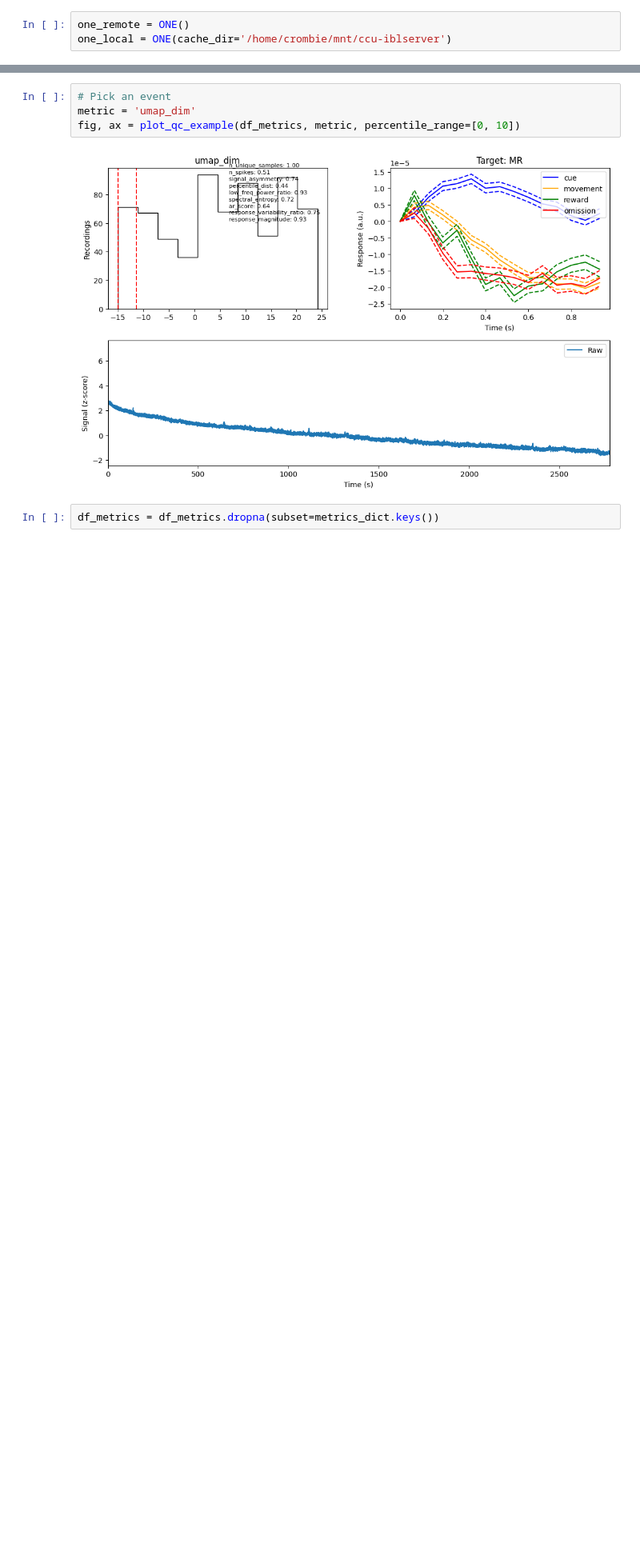
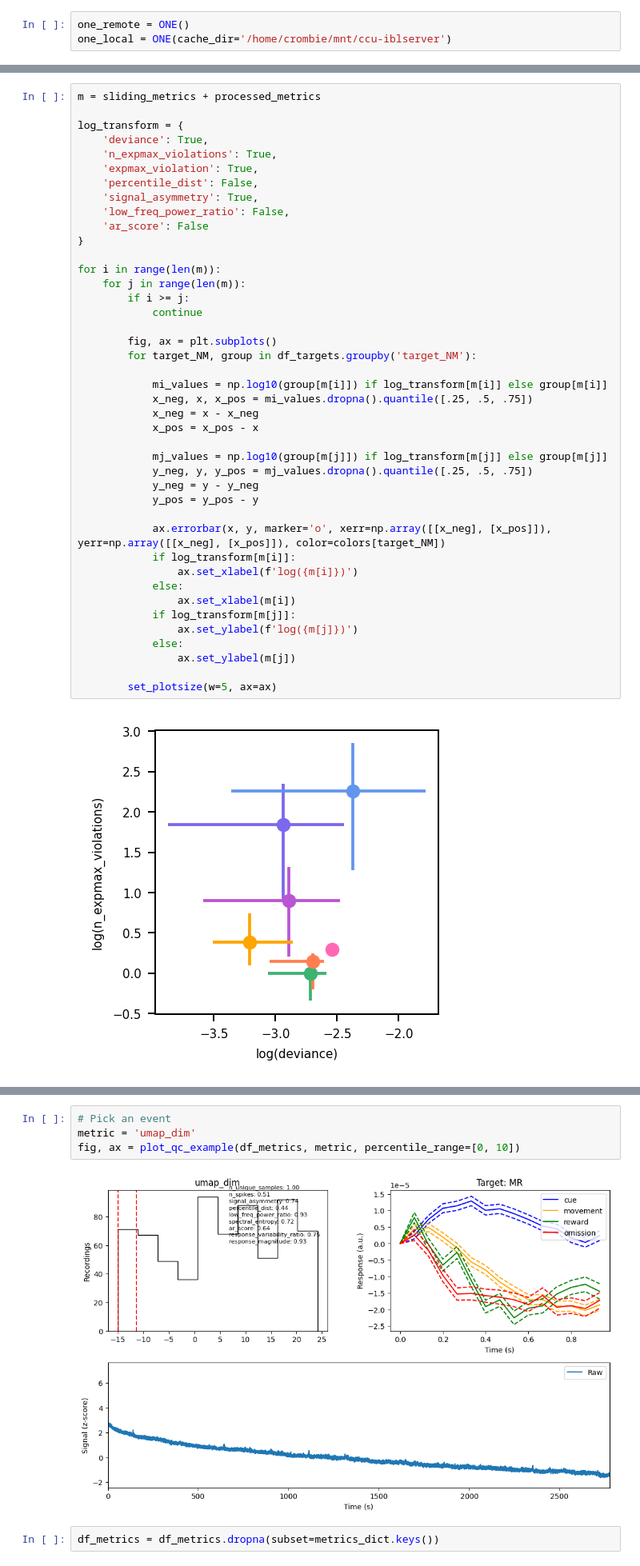
Before and after one commit to davcrom/ibl_neuromodulators, a Jupyter notebook: 01_quality_control.ipynb, the cells around one changed output, grey strips where cells are left out. Shown at 80% size. Drawn from its saved outputs; the diff is of its cells as text; blank space fills up the shorter version.

```diff
--- a/01_quality_control.ipynb
+++ b/01_quality_control.ipynb
@@ -250,0 +413,44 @@ for ax, (metric_name, metric_values) in zip(axs.ravel(), df_metrics[metrics_dict
+# %%
+m = sliding_metrics + processed_metrics
+
+log_transform = {
+    'deviance': True,
+    'n_expmax_violations': True,
+    'expmax_violation': True,
+    'percentile_dist': False,
+    'signal_asymmetry': True,
+    'low_freq_power_ratio': False,
+    'ar_score': False
+}
+
+for i in range(len(m)):
+    for j in range(len(m)):
+        if i >= j:
+            continue
+
+        fig, ax = plt.subplots()
+        for target_NM, group in df_targets.groupby('target_NM'):
+
+            mi_values = np.log10(group[m[i]]) if log_transform[m[i]] else group[m[i]]
+            x_neg, x, x_pos = mi_values.dropna().quantile([.25, .5, .75])
+            x_neg = x - x_neg
+            x_pos = x_pos - x
+
+            mj_values = np.log10(group[m[j]]) if log_transform[m[j]] else group[m[j]]
+            y_neg, y, y_pos = mj_values.dropna().quantile([.25, .5, .75])
+            y_neg = y - y_neg
+            y_pos = y_pos - y
+
+            ax.errorbar(x, y, marker='o', xerr=np.array([[x_neg], [x_pos]]), yerr=np.array([[x_neg], [x_pos]]), color=colors[target_NM])
+            if log_transform[m[i]]:
+                ax.set_xlabel(f'log({m[i]})')
+            else:
+                ax.set_xlabel(m[i])
+            if log_transform[m[j]]:
+                ax.set_ylabel(f'log({m[j]})')
+            else:
+                ax.set_ylabel(m[j])
+
+        set_plotsize(w=5, ax=ax)
+# %% [output]
+[figure, added]
```
Also changed, not shown: parts of 113 cells of this notebook, 3 other files.
